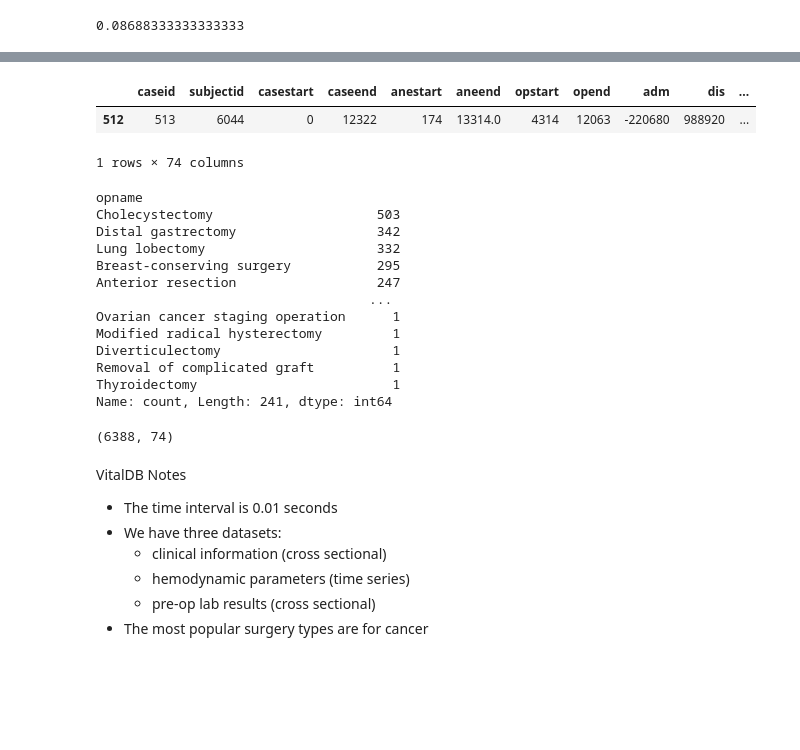
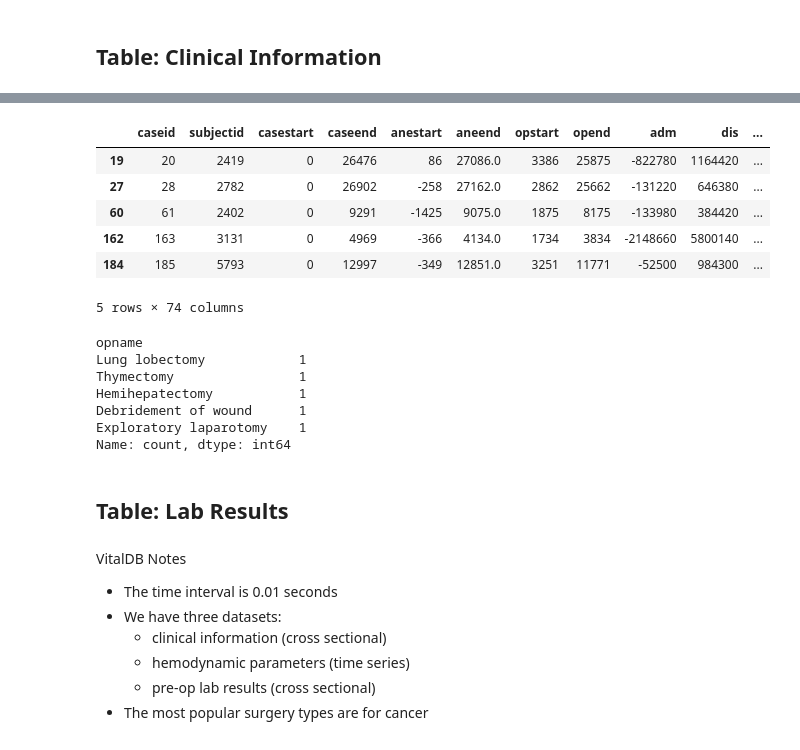
Before and after one commit to kayleeisokay/ac215-project, a Jupyter notebook: EDA_notebooks/vitaldb.ipynb, the cells around one changed output, grey strips where cells are left out. Drawn from its saved outputs; the diff is of its cells as text; code cells hidden in the pictures; blank space fills up the shorter version.

```diff
--- a/EDA_notebooks/vitaldb.ipynb
+++ b/EDA_notebooks/vitaldb.ipynb
@@ -45,0 +42,6 @@ caseids
+# %%
+# For now we'll just use PHEN_RATE
+
+features = ["ART", "ECG_II", "PLETH", "CO2", "PHEN_RATE"]
+cases = vitaldb.find_cases(features)
+print("Number of cases found: ", len(cases))
@@ -139,5 +142,0 @@ plt.show()
-# %%
-# get hours of data
-print(len(ecg) / 3600 / 100)
-# %% [output]
-0.08688333333333333
@@ -144,3 +145,5 @@ print(len(ecg) / 3600 / 100)
+# %% [markdown]
+## Table: Clinical Information
 # %%
 import pandas as pd
 import requests
@@ -186,28 +189,27 @@ Index(['caseid', 'subjectid', 'casestart', 'caseend', 'anestart', 'aneend',
        'intraop_epi', 'intraop_ca'],
       dtype='object')
 # %%
-cases_df[cases_df["caseid"] == 513]
+cases_df = cases_df[cases_df["caseid"].isin(cases)].head()
+cases_df.head()
 # %% [output]
 |  | caseid | subjectid | casestart | caseend | anestart | aneend | opstart | opend | adm | dis | ... |
-| 512 | 513 | 6044 | 0 | 12322 | 174 | 13314.0 | 4314 | 12063 | -220680 | 988920 | ... |
+| 19 | 20 | 2419 | 0 | 26476 | 86 | 27086.0 | 3386 | 25875 | -822780 | 1164420 | ... |
+| 27 | 28 | 2782 | 0 | 26902 | -258 | 27162.0 | 2862 | 25662 | -131220 | 646380 | ... |
+| 60 | 61 | 2402 | 0 | 9291 | -1425 | 9075.0 | 1875 | 8175 | -133980 | 384420 | ... |
+| 162 | 163 | 3131 | 0 | 4969 | -366 | 4134.0 | 1734 | 3834 | -2148660 | 5800140 | ... |
+| 184 | 185 | 5793 | 0 | 12997 | -349 | 12851.0 | 3251 | 11771 | -52500 | 984300 | ... |
-1 rows × 74 columns
+5 rows × 74 columns
 # %%
 cases_df["opname"].value_counts()
 # %% [output]
 opname
-Cholecystectomy                     503
-Distal gastrectomy                  342
-Lung lobectomy                      332
-Breast-conserving surgery           295
-Anterior resection                  247
-                                   ...
-Ovarian cancer staging operation      1
-Modified radical hysterectomy         1
-Diverticulectomy                      1
-Removal of complicated graft          1
-Thyroidectomy                         1
-Name: count, Length: 241, dtype: int64
+Lung lobectomy            1
+Thymectomy                1
+Hemihepatectomy           1
+Debridement of wound      1
+Exploratory laparotomy    1
+Name: count, dtype: int64
 # %%
-cases_df.shape
+cases_df.to_csv("vitaldb_clinical_info.csv", index=False)
-# %% [output]
-(6388, 74)
+# %% [markdown]
+## Table: Lab Results
```
Also changed, not shown: parts of 28 cells of this notebook.
